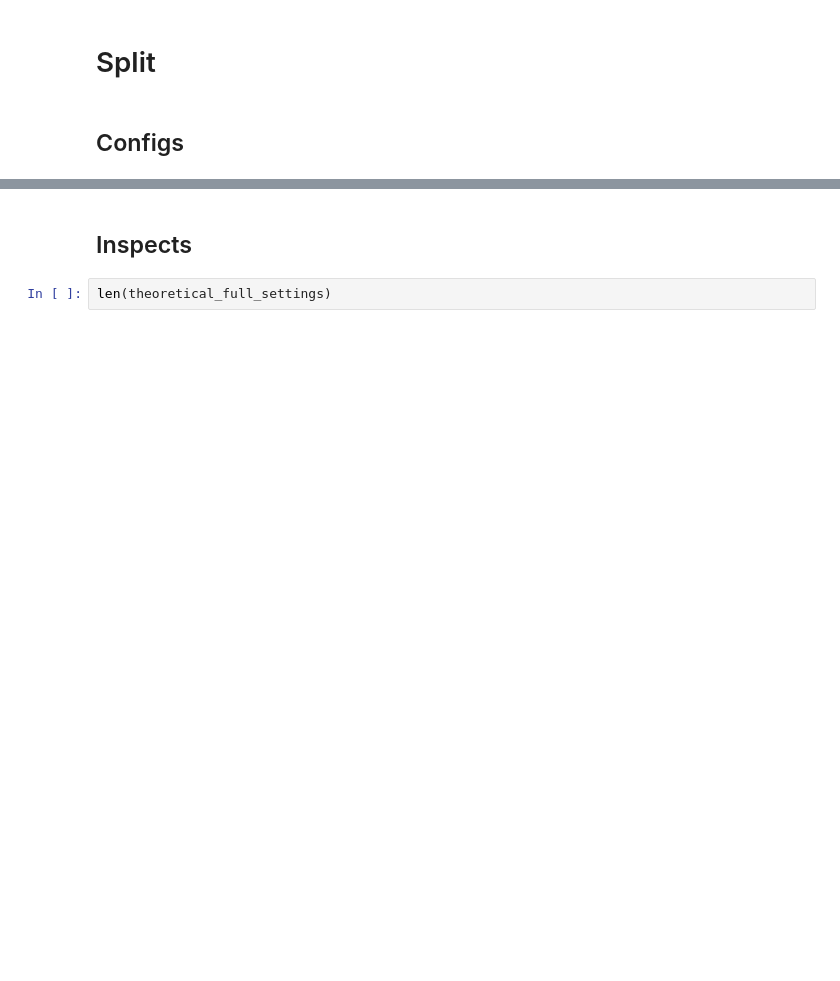
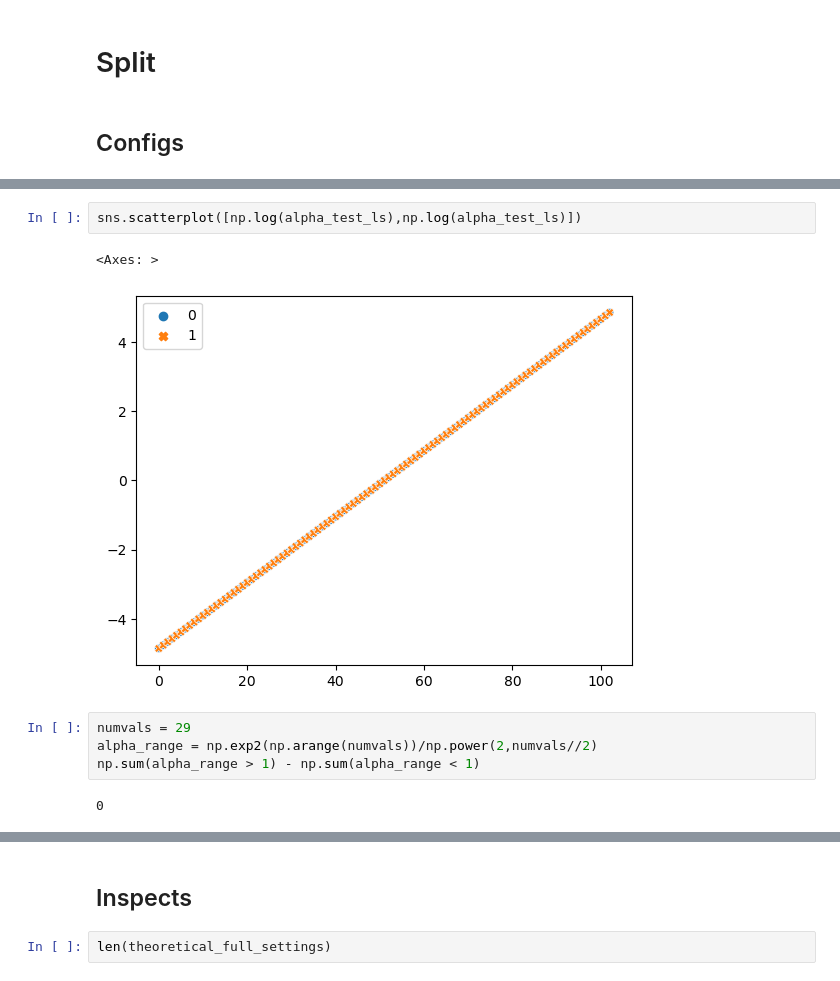
Before and after one commit to LinguisticAnomalies/DeconDTN, a Jupyter notebook: notebooks_xiruo/[demo] Split Function - Binary.ipynb, the cells around one changed output, grey strips where cells are left out. Cells and saved outputs as stored; diff of their text form; blank space fills up the shorter version.

```diff
--- a/notebooks_xiruo/[demo] Split Function - Binary.ipynb
+++ b/notebooks_xiruo/[demo] Split Function - Binary.ipynb
@@ -188,2 +244,13 @@ alpha_test_ls     = np.arange(0, 10,0.1)
+# %%
+sns.scatterplot([np.log(alpha_test_ls),np.log(alpha_test_ls)])
+# %% [output]
+<Axes: >
+[figure, added]
+# %%
+numvals = 29
+alpha_range = np.exp2(np.arange(numvals))/np.power(2,numvals//2)
+np.sum(alpha_range > 1) - np.sum(alpha_range < 1)
+# %% [output]
+0
 # %%
 # theoretical numbers
```
Also changed, not shown: parts of 40 cells of this notebook.
